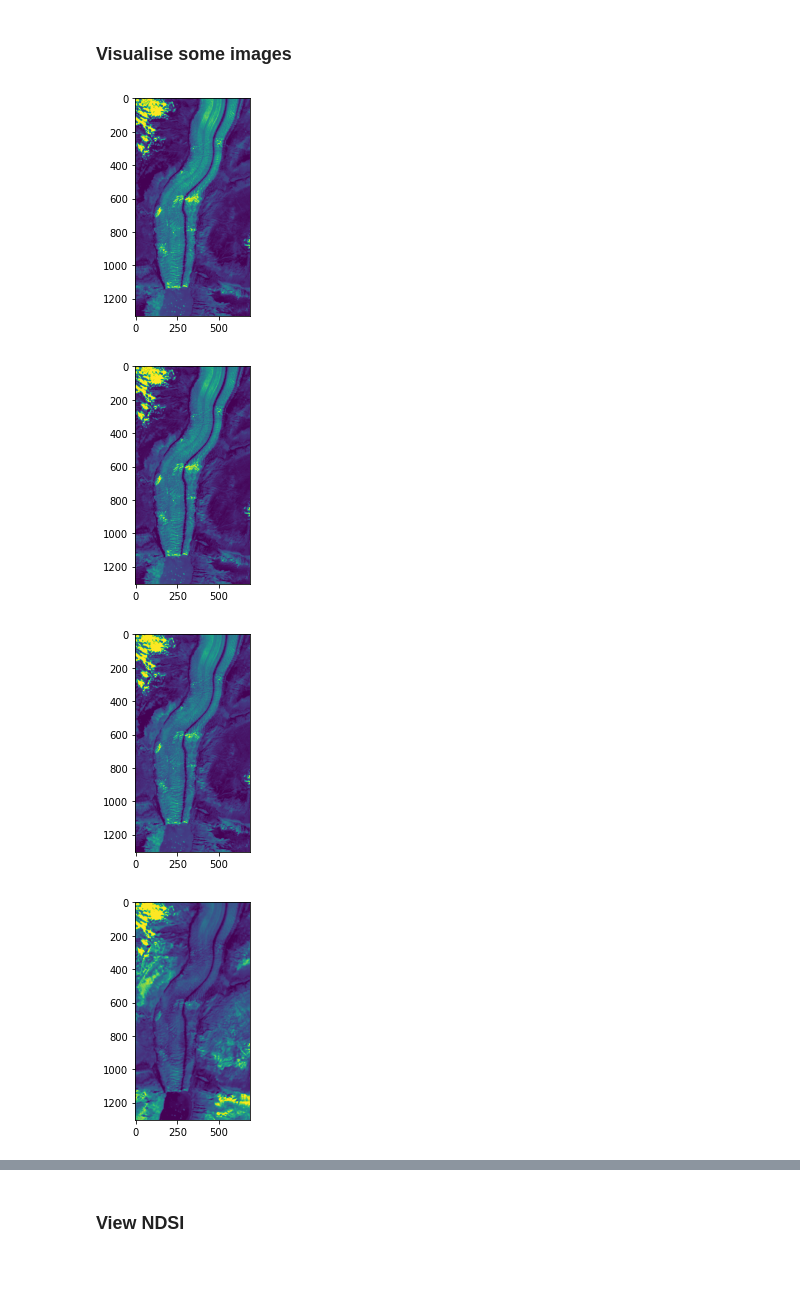
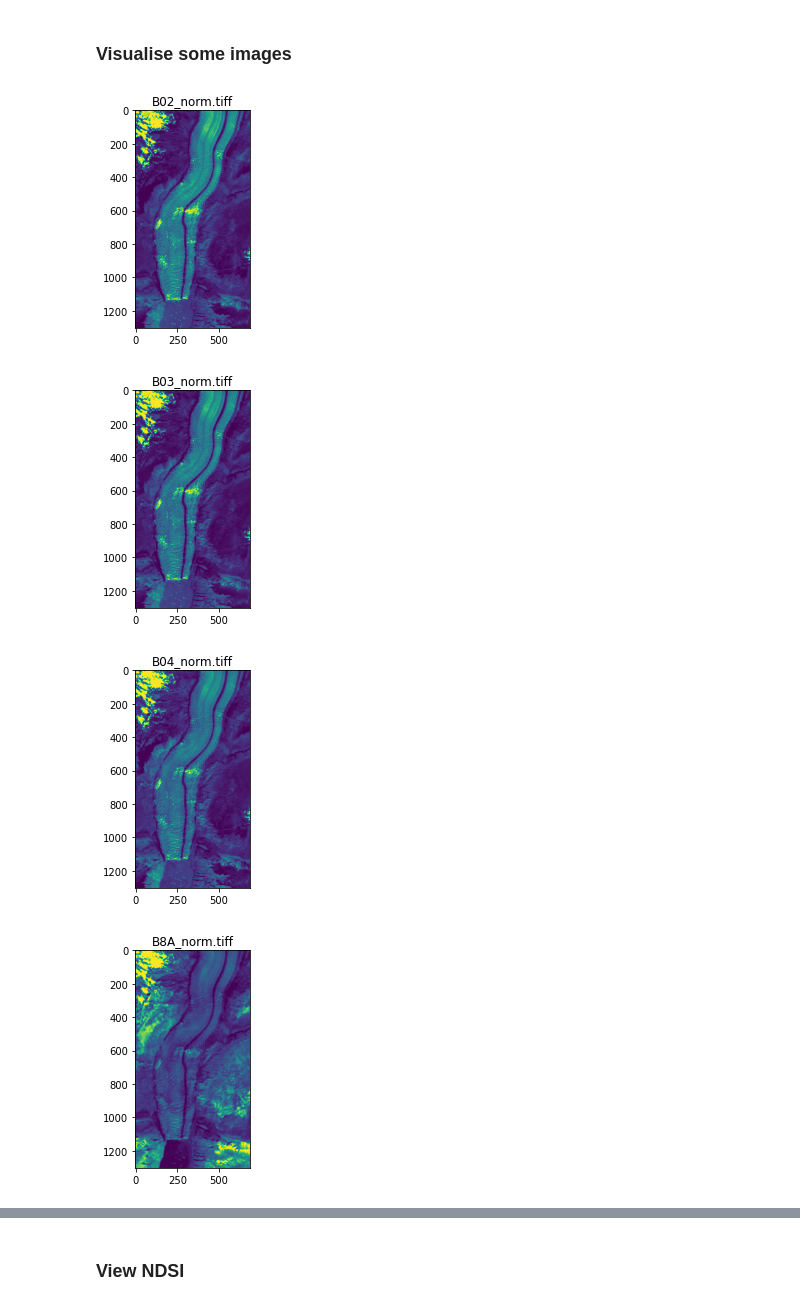
Before and after one commit to seleneledain/ipeo-project, a Jupyter notebook: RF_glacier.ipynb, the cells around one changed output, grey strips where cells are left out. Saved outputs shown, nothing was run; the diff lists cells and outputs as text; code cells hidden in the pictures; blank space fills up the shorter version.

```diff
--- a/RF_glacier.ipynb
+++ b/RF_glacier.ipynb
@@ -108,7 +108,7 @@ def get_normalized_image(image, percentiles=(2, 98)):
                             in_range=(p_min, p_max), out_range=(0, 255))
     return output.astype(np.uint8)
 # %%
-to_norm = ['B02', 'B03', 'B04', 'B8A', 'B12', 'SWIR', 'True_color']
+to_norm = ['B02', 'B03', 'B04', 'B8A', 'B11', 'B12', 'SWIR', 'True_color']
 # %%
 for file in os.listdir(INPUT_DIR):
     if file.startswith("EO_Browser_images-"):
@@ -147,17 +147,18 @@ True_color has been normalised
 # %% [markdown]
 ### Visualise some images
 # %%
-normed_imgs = ['B02_norm.tiff', 'B03_norm.tiff', 'B04_norm.tiff', 'B8A_norm.tiff', 'B12_norm.tiff', 'SWIR_norm.tiff', 'True_color_norm.tiff']
+normed_imgs = ['B02_norm.tiff', 'B03_norm.tiff', 'B04_norm.tiff', 'B8A_norm.tiff', 'B11_norm.tiff', 'B12_norm.tiff', 'SWIR_norm.tiff', 'True_color_norm.tiff']
 
 for img in normed_imgs:
     NEW_PATH = INPUT_DIR + 'EO_Browser_images-2018_0407/' + img #path to a picture
     img_read = imread(NEW_PATH, plugin='pil') # call PIL to read the file corectly
 
     plt.figure()
+    plt.title(img)
     plt.imshow(img_read)
     plt.show()
 # %% [output]
-[figure, old version]
+[figure, new version]
-[figure, old version]
+[figure, new version]
-[figure, old version]
+[figure, new version]
-[figure, old version]
+[figure, new version]
```
Also changed, not shown: parts of 17 cells of this notebook.
